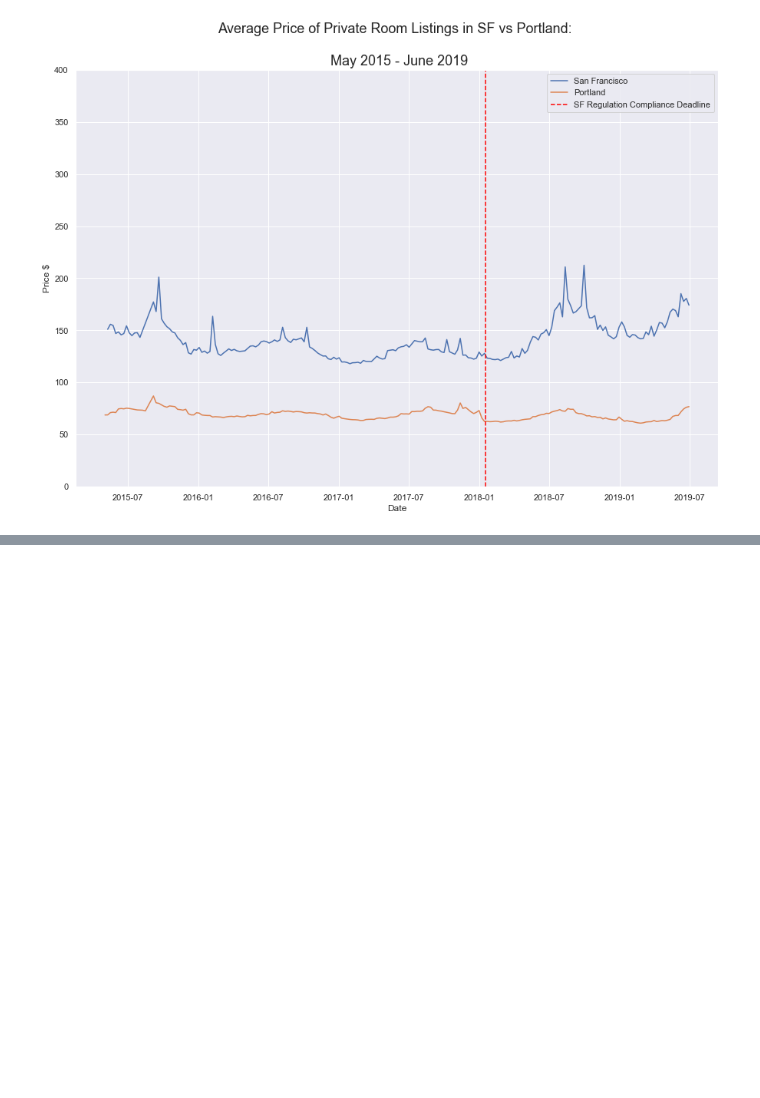
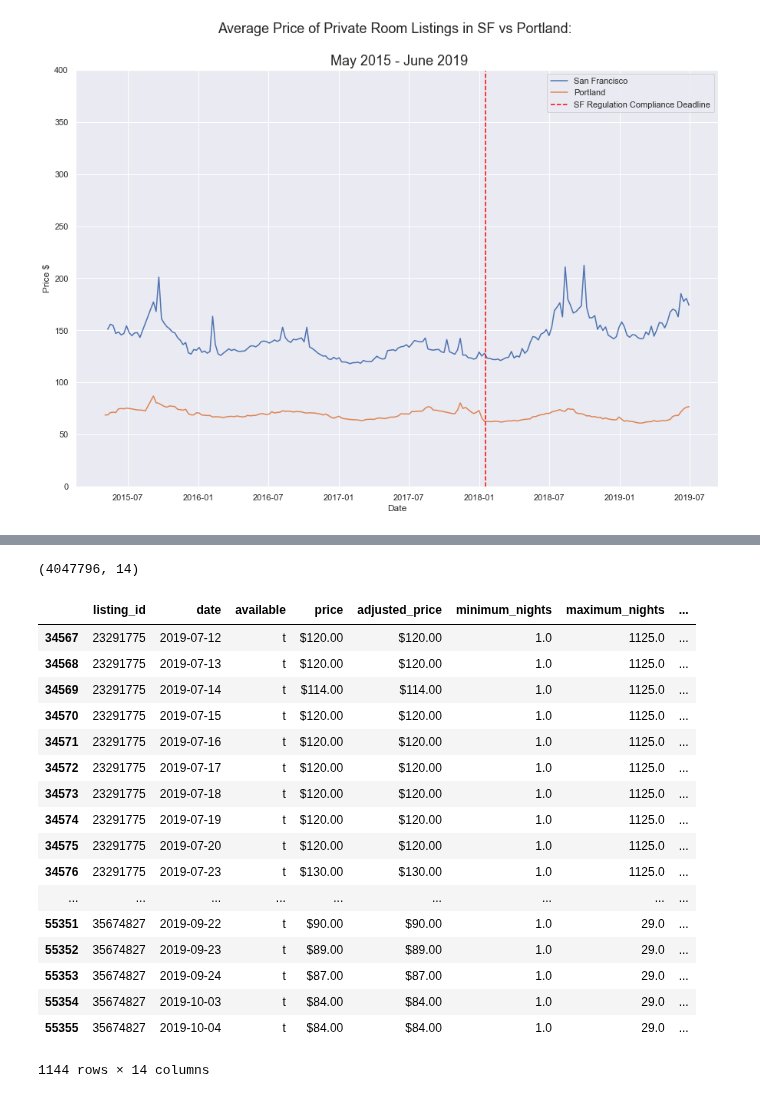
Before and after one commit to karensheng/Airbnb_Regulation, a Jupyter notebook: notebooks/Construct Time Series .ipynb, the cells around one changed output, grey strips where cells are left out. Drawn from its saved outputs; the diff is of its cells as text; code cells hidden in the pictures; blank space fills up the shorter version.

```diff
--- a/notebooks/Construct Time Series .ipynb
+++ b/notebooks/Construct Time Series .ipynb
@@ -399,0 +460,7 @@ chart_prices2(comp_price)
+# %%
+tmp = calendar_daily_loc[calendar_daily_loc['std_nb'].isnull()]
+missing_loc = list(tmp.listing_id.unique())
+# %%
+listings_0 =  pickle.load( open( f"../data/all_SF_listings.p", "rb" ) )
+
+tmp2 = listings_0[listings_0['id'].isin(missing_loc)]
@@ -399,0 +479,26 @@ chart_prices2(comp_price)
+# %%
+calendar_daily_loc = calendar_daily_loc.merge(filled_loc, on = 'listing_id', how = 'left')
+calendar_daily_loc.shape
+# %% [output]
+(4047796, 14)
+# %%
+calendar_daily_loc[calendar_daily_loc['std_nb_filled'].notnull()]
+# %% [output]
+|  | listing_id | date | available | price | adjusted_price | minimum_nights | maximum_nights | ... |
+| 34567 | 23291775 | 2019-07-12 | t | $120.00 | $120.00 | 1.0 | 1125.0 | ... |
+| 34568 | 23291775 | 2019-07-13 | t | $120.00 | $120.00 | 1.0 | 1125.0 | ... |
+| 34569 | 23291775 | 2019-07-14 | t | $114.00 | $114.00 | 1.0 | 1125.0 | ... |
+| 34570 | 23291775 | 2019-07-15 | t | $120.00 | $120.00 | 1.0 | 1125.0 | ... |
+| 34571 | 23291775 | 2019-07-16 | t | $120.00 | $120.00 | 1.0 | 1125.0 | ... |
+| 34572 | 23291775 | 2019-07-17 | t | $120.00 | $120.00 | 1.0 | 1125.0 | ... |
+| 34573 | 23291775 | 2019-07-18 | t | $120.00 | $120.00 | 1.0 | 1125.0 | ... |
+| 34574 | 23291775 | 2019-07-19 | t | $120.00 | $120.00 | 1.0 | 1125.0 | ... |
+| 34575 | 23291775 | 2019-07-20 | t | $120.00 | $120.00 | 1.0 | 1125.0 | ... |
+| 34576 | 23291775 | 2019-07-23 | t | $130.00 | $130.00 | 1.0 | 1125.0 | ... |
+| ... | ... | ... | ... | ... | ... | ... | ... | ... |
+| 55351 | 35674827 | 2019-09-22 | t | $90.00 | $90.00 | 1.0 | 29.0 | ... |
+| 55352 | 35674827 | 2019-09-23 | t | $89.00 | $89.00 | 1.0 | 29.0 | ... |
+| 55353 | 35674827 | 2019-09-24 | t | $87.00 | $87.00 | 1.0 | 29.0 | ... |
+| 55354 | 35674827 | 2019-10-03 | t | $84.00 | $84.00 | 1.0 | 29.0 | ... |
+| 55355 | 35674827 | 2019-10-04 | t | $84.00 | $84.00 | 1.0 | 29.0 | ... |
+1144 rows × 14 columns
```
Also changed, not shown: parts of 13 cells of this notebook.
